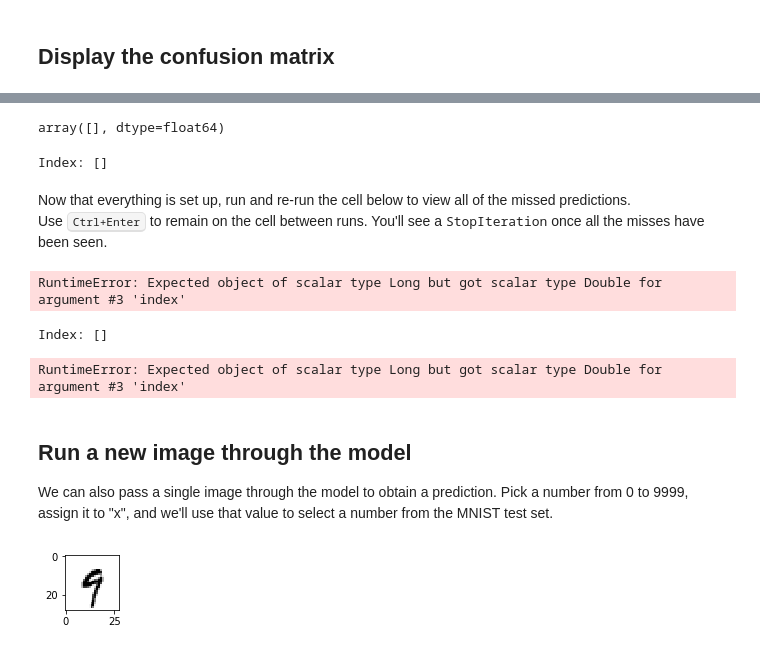
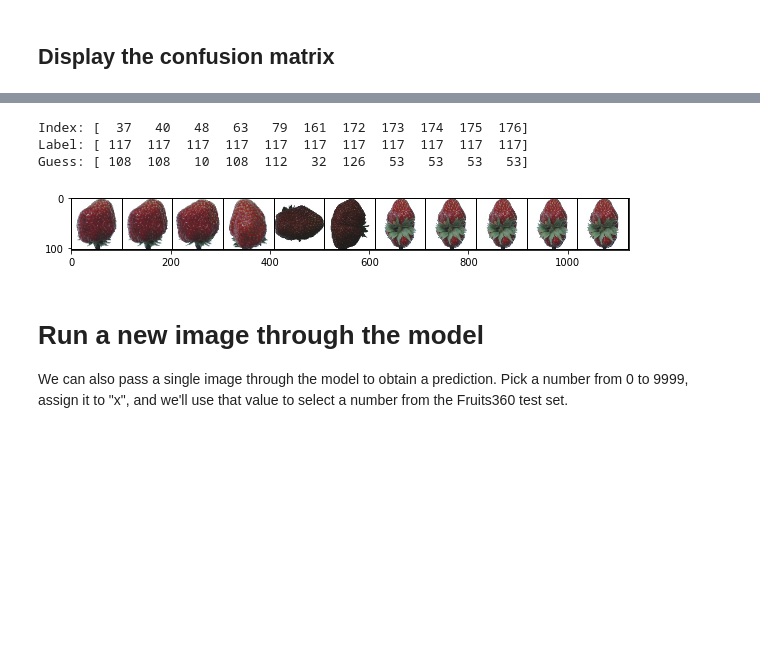
Before and after one commit to rongwang0930/KaggleFruits360, a Jupyter notebook: Kaggle-Fruits360-CNN.ipynb, the cells around one changed output, grey strips where cells are left out. Saved outputs shown, nothing was run; the diff lists cells and outputs as text; code cells hidden in the pictures; blank space fills up the shorter version.

```diff
--- a/Kaggle-Fruits360-CNN.ipynb
+++ b/Kaggle-Fruits360-CNN.ipynb
@@ -355,12 +389,13 @@ test_load_all = DataLoader(test_data, batch_size=10, shuffle=False)
-# %%
-# Grab the first MNIST record
-for i, (X_train, y_train) in enumerate(test_load_all):
-    break
 # %%
+test_load_all = DataLoader(test_data, batch_size=5000, shuffle=False)
 with torch.no_grad():
     correct = 0
-    y_val = model(X_test)  # we don't flatten the data this time
-    predicted = torch.max(y_val,1)[1]
-    correct += (predicted == y_test).sum()
-print(f'Test accuracy: {correct.item()}/{len(test_data)} = {correct.item()*100/(len(test_data)):7.3f}%')
+    for X_test, y_test in test_load_all:
+        if is_cuda:
+            X_test, y_test = X_test.cuda(), y_test.cuda()
+            y_test = y_test.squeeze()
+        y_val = model(X_test)  # we don't flatten the data this time
+        predicted = torch.max(y_val, 1)[1]
+        correct += (predicted == y_test).sum()
+print(f'Test accuracy: {correct.item()}/{len(test_data)} = {correct.item() * 100 / (len(test_data)):7.3f}%')
 # %% [output]
@@ -372,9 +405,12 @@ Recall that our [784,120,84,10] ANN returned an accuracy of 97.25% after 10 epoc
 # %%
 # print a row of values for reference
 np.set_printoptions(formatter=dict(int=lambda x: f'{x:4}'))
-print(np.arange(131).reshape(1,131))
+print(np.arange(10).reshape(1, 10))
 print()
 
 # print the confusion matrix
+if is_cuda:
+    predicted = predicted.cpu()
+    y_test = y_test.cpu()
 print(confusion_matrix(predicted.view(-1), y_test.view(-1)))
 # %% [output]
@@ -406,43 +452,29 @@ len(misses)
-# %%
-# Display the first 10 index positions
-misses[:131]
-# %% [output]
-array([], dtype=float64)
-# %%
-# Set up an iterator to feed batched rows
-r = 12   # row size
-row = iter(np.array_split(misses,len(misses)//r+1))
-nextrow = next(row)
-print("Index:", nextrow)
-# %% [output]
-Index: []
-# %% [markdown]
-Now that everything is set up, run and re-run the cell below to view all of the missed predictions.<br>
-Use <kbd>Ctrl+Enter</kbd> to remain on the cell between runs. You'll see a <tt>StopIteration</tt> once all the misses have been seen.
-# %%
-print("Guess:", predicted.index_select(0,torch.tensor(nextrow)))
-# %% [output]
-RuntimeError: Expected object of scalar type Long but got scalar type Double for argument #3 'index'
 # %%
+# Set up an iterator to feed batched rows
+r = 12  # row size
+row = iter(np.array_split(misses, len(misses) // r + 1))
+
+# Now that everything is set up, run and re-run the cell below to view all of the missed predictions.<br>
+# Use <kbd>Ctrl+Enter</kbd> to remain on the cell between runs. You'll see a <tt>StopIteration</tt> once all the misses have been seen.
+
+
 nextrow = next(row)
 print("Index:", nextrow)
-print("Label:", y_test.index_select(0,torch.tensor(nextrow)).numpy())
-print("Guess:", predicted.index_select(0,torch.tensor(nextrow)).numpy())
-
-images = X_test.index_select(0,torch.tensor(nextrow))
+print("Label:", y_test.index_select(0, torch.tensor(nextrow)).numpy())
+print("Guess:", predicted.index_select(0, torch.tensor(nextrow)).numpy())
+if is_cuda:
+    X_test = X_test.cpu()
+images = X_test.index_select(0, torch.tensor(nextrow))
 im = make_grid(images, nrow=r)
-plt.figure(figsize=(10,4))
-plt.imshow(np.transpose(im.numpy(), (1, 2, 0)));
+plt.figure(figsize=(10, 4))
+plt.imshow(np.transpose(im.numpy(), (1, 2, 0)))
+plt.show()
 # %% [output]
-Index: []
+Index: [  37   40   48   63   79  161  172  173  174  175  176]
+Label: [ 117  117  117  117  117  117  117  117  117  117  117]
+Guess: [ 108  108   10  108  112   32  126   53   53   53   53]
-RuntimeError: Expected object of scalar type Long but got scalar type Double for argument #3 'index'
+[figure, added]
 # %% [markdown]
-## Run a new image through the model
+# Run a new image through the model
 We can also pass a single image through the model to obtain a prediction.
-Pick a number from 0 to 9999, assign it to "x", and we'll use that value to select a number from the MNIST test set.
+Pick a number from 0 to 9999, assign it to "x", and we'll use that value to select a number from the Fruits360 test set.
-# %%
-x = 2019
-plt.figure(figsize=(1,1))
-plt.imshow(test_data[x][0].reshape((28,28)), cmap="gist_yarg");
-# %% [output]
-[figure, removed]
```
Also changed, not shown: parts of 50 cells of this notebook, 5 other files.
